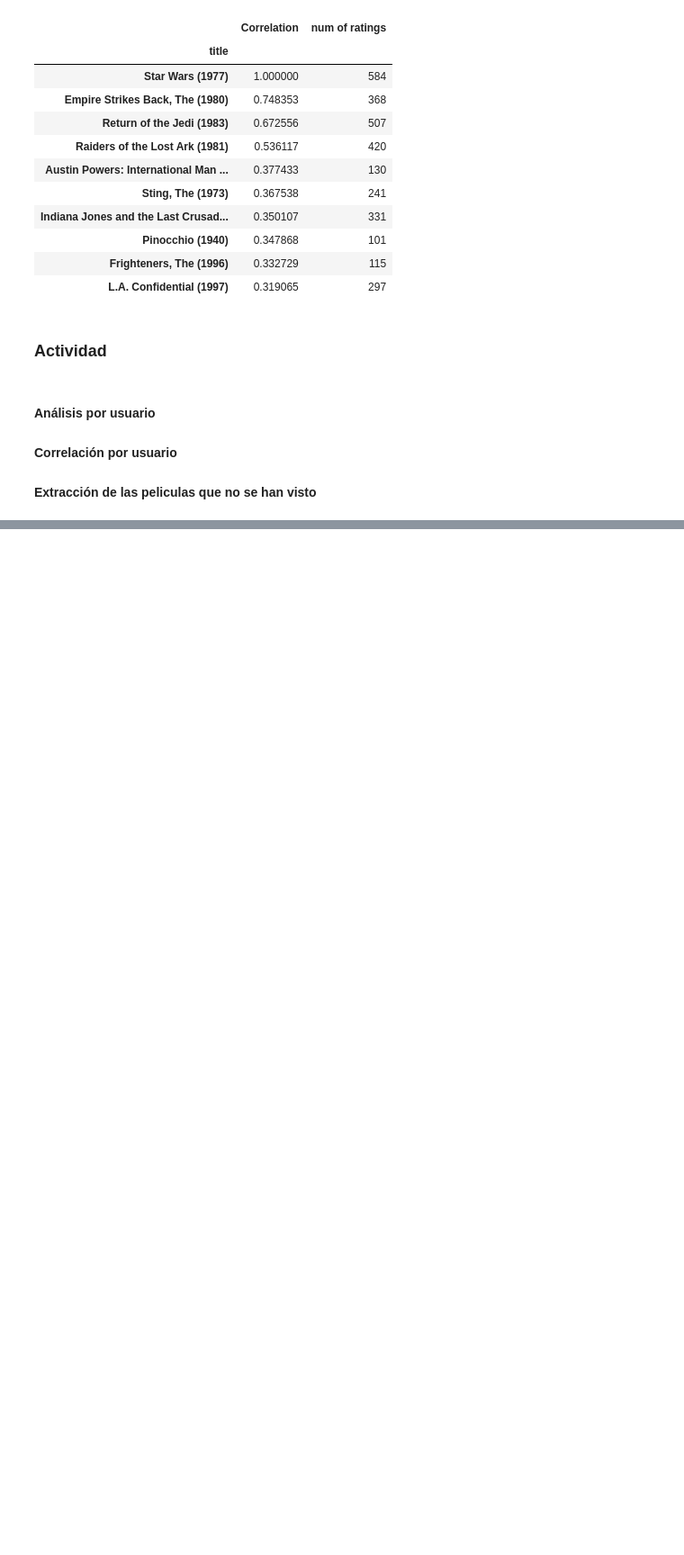
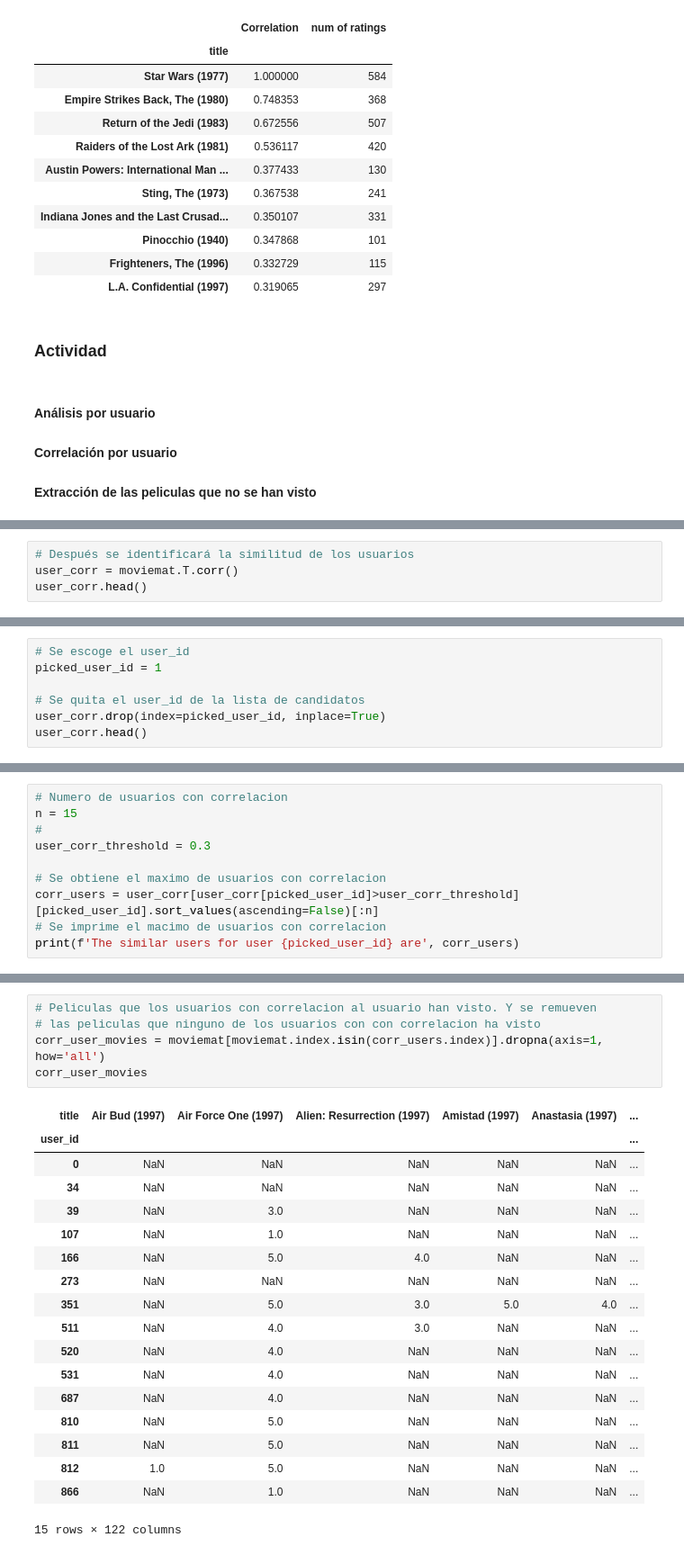
Before and after one commit to cesarvillegase/Expert-Syems, a Jupyter notebook: CBR_recomendacion/CBR_recomendacion.ipynb, the cells around one changed output, grey strips where cells are left out. Shown at 90% size. Drawn from its saved outputs; the diff is of its cells as text; blank space fills up the shorter version.

```diff
--- a/CBR_recomendacion/CBR_recomendacion.ipynb
+++ b/CBR_recomendacion/CBR_recomendacion.ipynb
@@ -280,0 +294,4 @@ corr_starwars[corr_starwars['num of ratings']>100].sort_values('Correlation', as
+# %%
+# Después se identificará la similitud de los usuarios
+user_corr = moviemat.T.corr()
+user_corr.head()
@@ -280,0 +307,7 @@ corr_starwars[corr_starwars['num of ratings']>100].sort_values('Correlation', as
+# %%
+# Se escoge el user_id
+picked_user_id = 1
+
+# Se quita el user_id de la lista de candidatos
+user_corr.drop(index=picked_user_id, inplace=True)
+user_corr.head()
@@ -280,0 +323,10 @@ corr_starwars[corr_starwars['num of ratings']>100].sort_values('Correlation', as
+# %%
+# Numero de usuarios con correlacion
+n = 15
+#
+user_corr_threshold = 0.3
+
+# Se obtiene el maximo de usuarios con correlacion
+corr_users = user_corr[user_corr[picked_user_id]>user_corr_threshold][picked_user_id].sort_values(ascending=False)[:n]
+# Se imprime el macimo de usuarios con correlacion
+print(f'The similar users for user {picked_user_id} are', corr_users)
@@ -280,0 +360,24 @@ corr_starwars[corr_starwars['num of ratings']>100].sort_values('Correlation', as
+# %%
+# Peliculas que los usuarios con correlacion al usuario han visto. Y se remueven
+# las peliculas que ninguno de los usuarios con con correlacion ha visto
+corr_user_movies = moviemat[moviemat.index.isin(corr_users.index)].dropna(axis=1, how='all')
+corr_user_movies
+# %% [output]
+| title | Air Bud (1997) | Air Force One (1997) | Alien: Resurrection (1997) | Amistad (1997) | Anastasia (1997) | ... |
+| user_id |  |  |  |  |  | ... |
+| 0 | NaN | NaN | NaN | NaN | NaN | ... |
+| 34 | NaN | NaN | NaN | NaN | NaN | ... |
+| 39 | NaN | 3.0 | NaN | NaN | NaN | ... |
+| 107 | NaN | 1.0 | NaN | NaN | NaN | ... |
+| 166 | NaN | 5.0 | 4.0 | NaN | NaN | ... |
+| 273 | NaN | NaN | NaN | NaN | NaN | ... |
+| 351 | NaN | 5.0 | 3.0 | 5.0 | 4.0 | ... |
+| 511 | NaN | 4.0 | 3.0 | NaN | NaN | ... |
+| 520 | NaN | 4.0 | NaN | NaN | NaN | ... |
+| 531 | NaN | 4.0 | NaN | NaN | NaN | ... |
+| 687 | NaN | 4.0 | NaN | NaN | NaN | ... |
+| 810 | NaN | 5.0 | NaN | NaN | NaN | ... |
+| 811 | NaN | 5.0 | NaN | NaN | NaN | ... |
+| 812 | 1.0 | 5.0 | NaN | NaN | NaN | ... |
+| 866 | NaN | 1.0 | NaN | NaN | NaN | ... |
+15 rows × 122 columns
```
Also changed, not shown: parts of 7 cells of this notebook, 20 other files.
